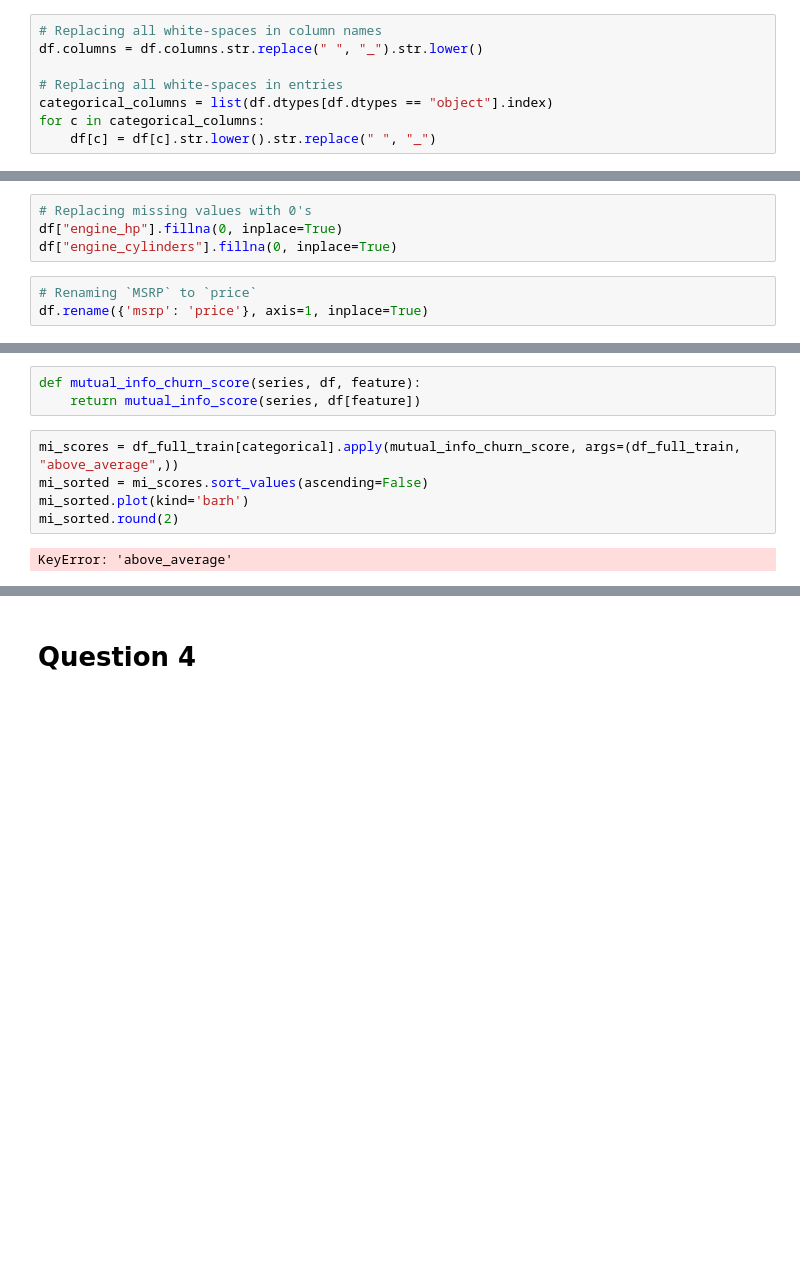
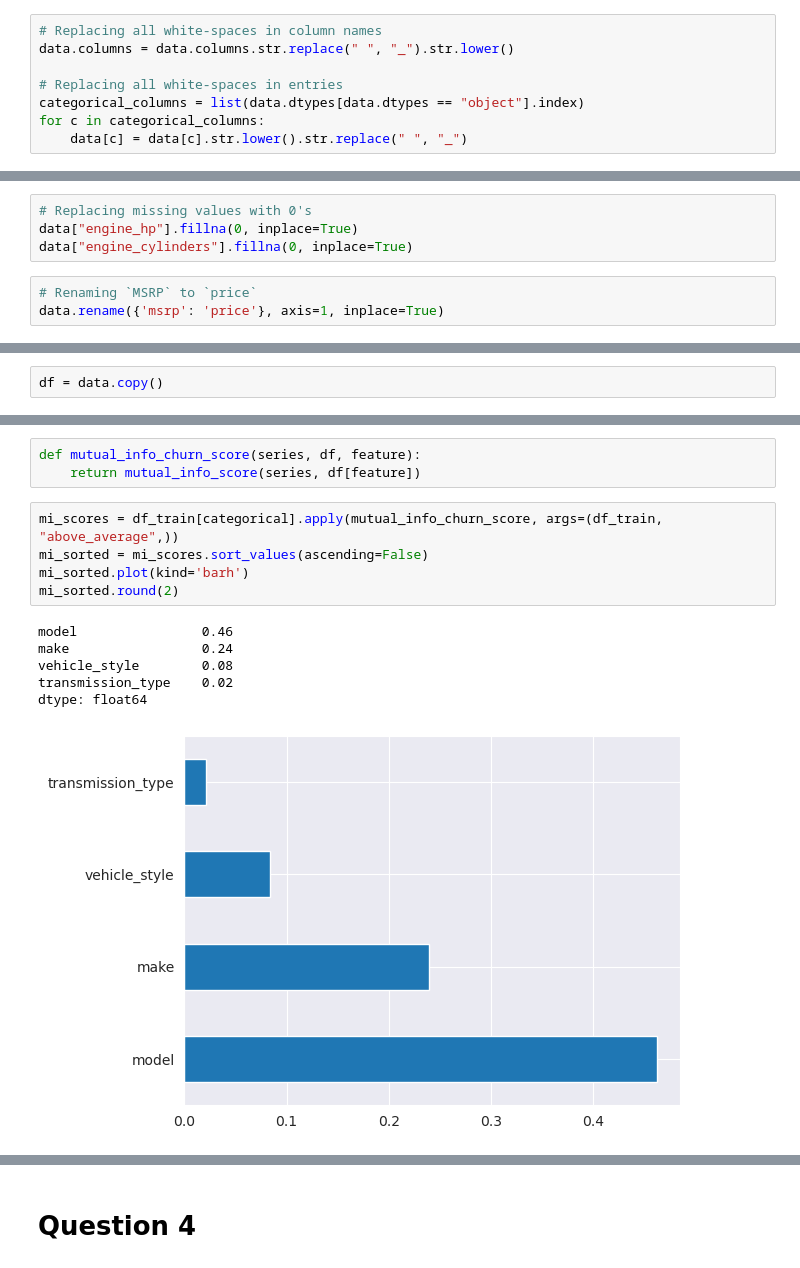
Before and after one commit to joweyel/ml-zoomcamp-material, a Jupyter notebook: 03-classification/homework/solution.ipynb, the cells around one changed output, grey strips where cells are left out. Saved outputs shown, nothing was run; the diff lists cells and outputs as text; blank space fills up the shorter version.

Commit message:
corrected some errors

```diff
--- a/03-classification/homework/solution.ipynb
+++ b/03-classification/homework/solution.ipynb
@@ -64,10 +64,10 @@ memory usage: 930.9+ KB
 **Data preparation**:
 # %%
 # Replacing all white-spaces in column names
-df.columns = df.columns.str.replace(" ", "_").str.lower()
+data.columns = data.columns.str.replace(" ", "_").str.lower()
 
 # Replacing all white-spaces in entries
-categorical_columns = list(df.dtypes[df.dtypes == "object"].index)
+categorical_columns = list(data.dtypes[data.dtypes == "object"].index)
 for c in categorical_columns:
-    df[c] = df[c].str.lower().str.replace(" ", "_")
+    data[c] = data[c].str.lower().str.replace(" ", "_")
 # %%
@@ -100,11 +100,11 @@ msrp                  0
 dtype: int64
 # %%
 # Replacing missing values with 0's
-df["engine_hp"].fillna(0, inplace=True)
-df["engine_cylinders"].fillna(0, inplace=True)
+data["engine_hp"].fillna(0, inplace=True)
+data["engine_cylinders"].fillna(0, inplace=True)
 # %%
 # Renaming `MSRP` to `price`
-df.rename({'msrp': 'price'}, axis=1, inplace=True)
+data.rename({'msrp': 'price'}, axis=1, inplace=True)
 # %% [markdown]
 # Question 1
 # %% [markdown]
@@ -170,5 +170,7 @@ get_max_correlation(corr_matrix)
 # %% [markdown]
 - Now we need to turn the `price` variable from numeric into a binary format.
 - Let's create a variable `above_average` which is `1` if the `price` is above its mean value and `0` otherwise.
+# %%
+df = data.copy()
 # %%
 df["above_average"] = (df["price"] > df["price"].mean()).astype(int)
@@ -251,9 +241,14 @@ dtype: int64
 def mutual_info_churn_score(series, df, feature):
     return mutual_info_score(series, df[feature])
 # %%
-mi_scores = df_full_train[categorical].apply(mutual_info_churn_score, args=(df_full_train, "above_average",))
+mi_scores = df_train[categorical].apply(mutual_info_churn_score, args=(df_train, "above_average",))
 mi_sorted = mi_scores.sort_values(ascending=False)
 mi_sorted.plot(kind='barh')
 mi_sorted.round(2)
 # %% [output]
-KeyError: 'above_average'
+model                0.46
+make                 0.24
+vehicle_style        0.08
+transmission_type    0.02
+dtype: float64
+[figure, added]
```
Also changed, not shown: parts of 23 cells of this notebook.
